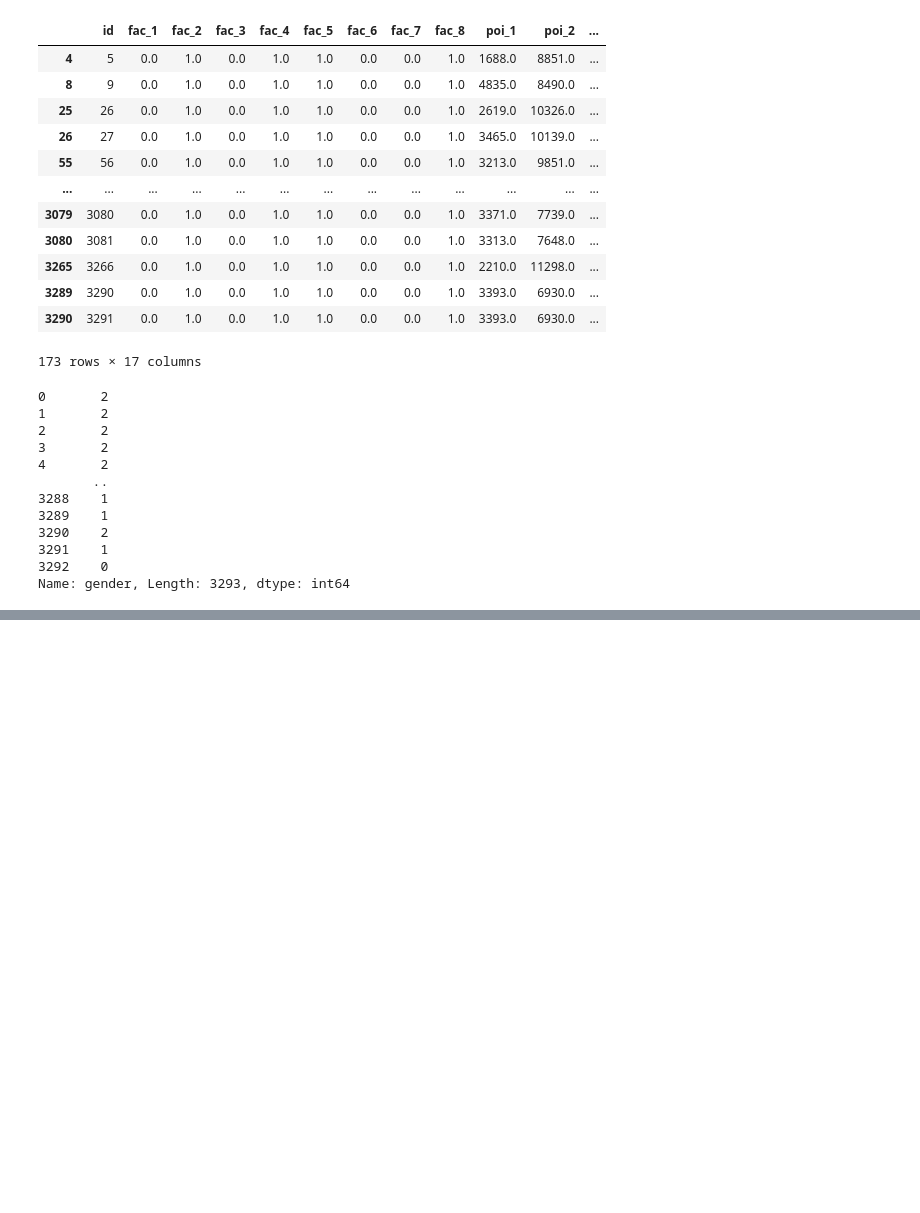
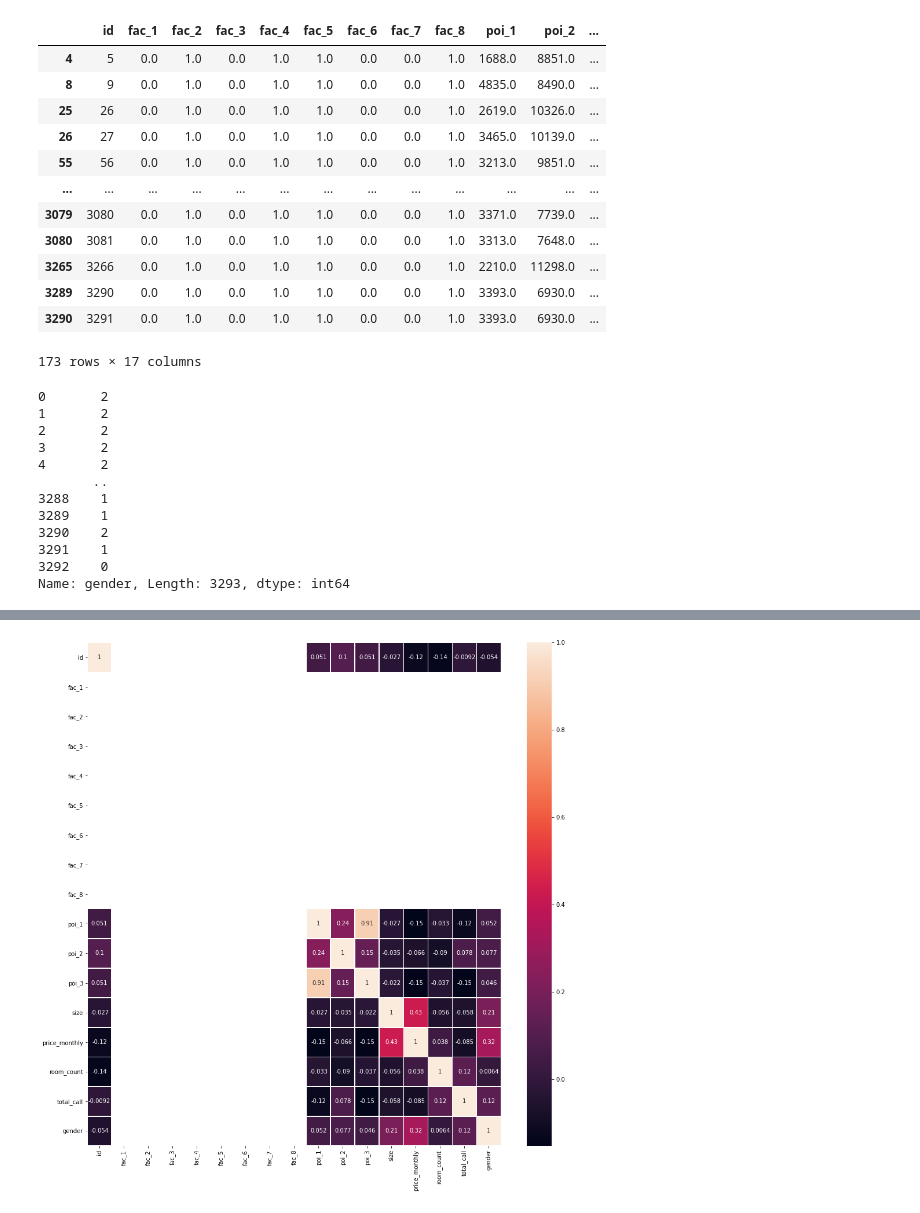
Before and after one commit to sabill/MLCC-Project, a Jupyter notebook: first_project.ipynb, the cells around one changed output, grey strips where cells are left out. Drawn from its saved outputs; the diff is of its cells as text; code cells hidden in the pictures; blank space fills up the shorter version.

```diff
--- a/first_project.ipynb
+++ b/first_project.ipynb
@@ -208,2 +220,7 @@ Name: gender, Length: 3293, dtype: int64
+# %%
+plt.figure(figsize = (16,16))
+ax = sns.heatmap(train_df.corr(), annot=True, linewidths=.5)
+# %% [output]
+[figure, added]
 # %%
 train_features = train_df.loc[:,'fac_1':'total_call']
```
Also changed, not shown: parts of 22 cells of this notebook.
